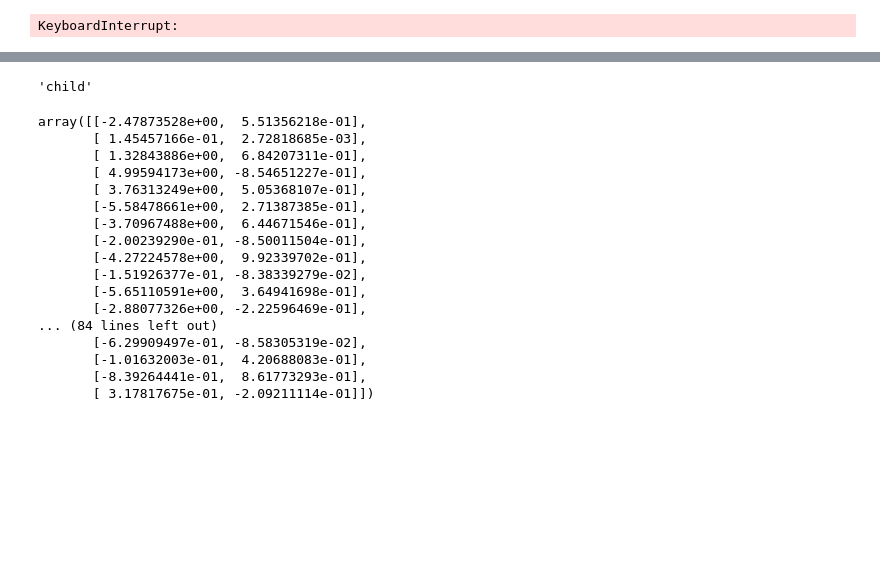
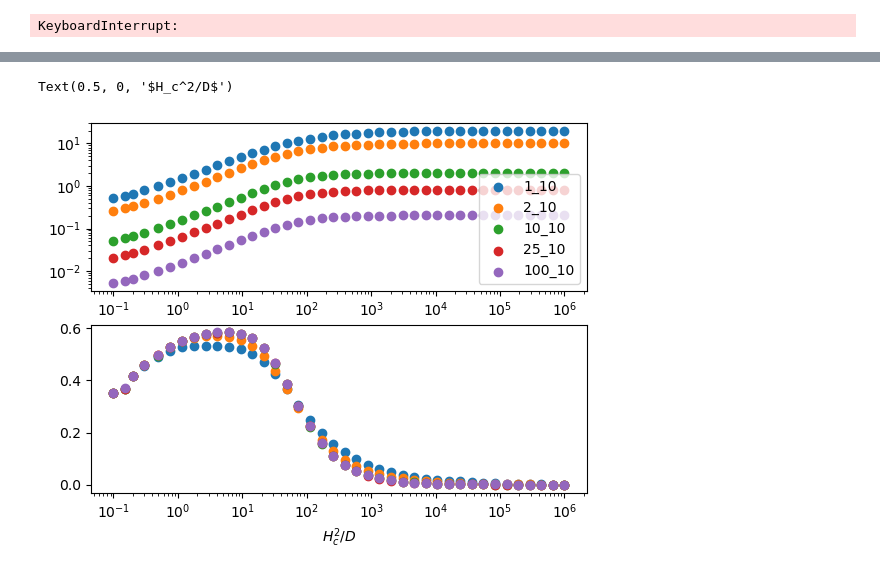
Before and after one commit to gmonet/brownpy, a Jupyter notebook: example/4_channel_Marbache.ipynb, the cells around one changed output, grey strips where cells are left out. Drawn from its saved outputs; the diff is of its cells as text; code cells hidden in the pictures; blank space fills up the shorter version.

Commit message:
Some graphs

```diff
--- a/example/4_channel_Marbache.ipynb
+++ b/example/4_channel_Marbache.ipynb
@@ -391,10 +346,0 @@ print(f'{Nsteps*dt:.2e}')
-# %%
-intervals = np.logspace(-1,6,40) # in R²/D
-intervals_dt = np.int64(intervals*R**2/D/dt) # In timesteps unit
-for factor in tqdm(list(data.keys())):
-    df = pd.DataFrame(data[factor]['DeltaN'])
-
-    n_difference = []
-    for interval in tqdm(intervals_dt, leave=False):
-        n_difference.append(df.rolling(interval).var().mean()[0])
-    data[factor]['n_difference'] = np.array(n_difference)
@@ -541,5 +346,0 @@ plt.loglog(np.logspace(-1,6,40), n_difference)
-# %%
-fig, ax =plt.subplots()
-ax.psd(data[key]['DeltaN'])
-ax.set_xscale('log')
-ax.set_yscale('log')
@@ -557,26 +347,27 @@ class child(mother):
-# %%
-a = child()
-a.test()
-a.name
-# %% [output]
-'child'
-# %%
-np.random.uniform((-6,-1), (6,1), size=(100,2))
-# %% [output]
-array([[-2.47873528e+00,  5.51356218e-01],
-       [ 1.45457166e-01,  2.72818685e-03],
-       [ 1.32843886e+00,  6.84207311e-01],
-       [ 4.99594173e+00, -8.54651227e-01],
-       [ 3.76313249e+00,  5.05368107e-01],
-       [-5.58478661e+00,  2.71387385e-01],
-       [-3.70967488e+00,  6.44671546e-01],
-       [-2.00239290e-01, -8.50011504e-01],
-       [-4.27224578e+00,  9.92339702e-01],
-       [-1.51926377e-01, -8.38339279e-02],
-       [-5.65110591e+00,  3.64941698e-01],
-       [-2.88077326e+00, -2.22596469e-01],
-... (84 lines left out)
-       [-6.29909497e-01, -8.58305319e-02],
-       [-1.01632003e-01,  4.20688083e-01],
-       [-8.39264441e-01,  8.61773293e-01],
-       [ 3.17817675e-01, -2.09211114e-01]])
+# %%
+output_folder_path=Path(f'./4/channel/1')
+# %%
+data_rv = {}
+for file_path in output_folder_path.glob('*.out'):
+    data_rv[file_path.stem] = np.genfromtxt(file_path, delimiter=',')
+# %%
+H_factors = [1, 2, 10, 25, 100]
+ar_factors = [10]
+
+fig, axes = plt.subplots(2)
+for H_factor in H_factors:
+    for ar_factor in ar_factors:
+        intervals_dt, DeltaN_rv, insideN_rv = data_rv[f'{H_factor}_{ar_factor}'].T
+        intervals = intervals_dt*dt*D/Hc**2
+        axes[0].scatter(intervals, insideN_rv,
+                        label=f'{H_factor}_{ar_factor}')
+        axes[1].scatter(intervals, np.gradient(np.log(insideN_rv))/np.gradient(np.log((intervals))),
+                        label=f'{H_factor}_{ar_factor}')
+axes[0].legend()
+axes[0].set_yscale('log')
+for ax in axes:
+    ax.set_xscale('log')
+axes[1].set_xlabel('$H_c^2/D$')
+# %% [output]
+Text(0.5, 0, '$H_c^2/D$')
+[figure, added]
```
Also changed, not shown: parts of 22 cells of this notebook, 2 other files.
